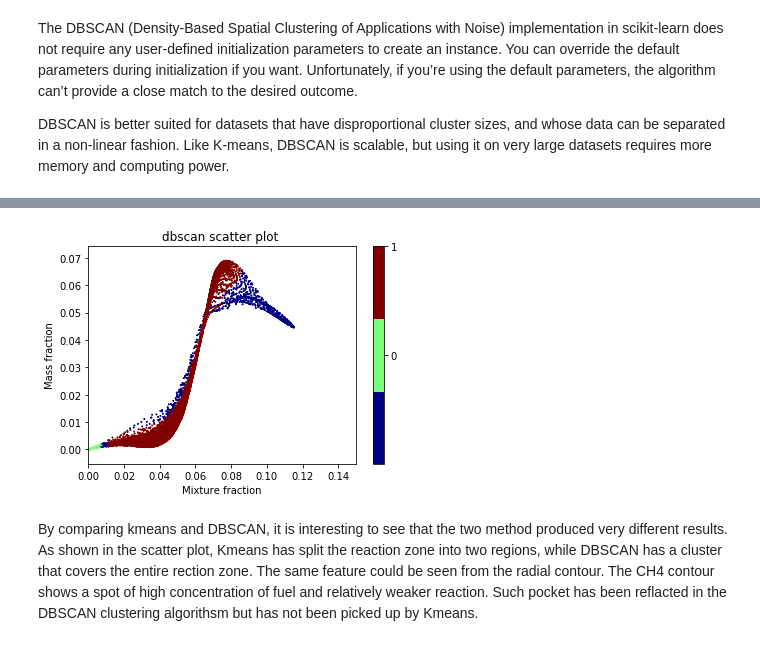
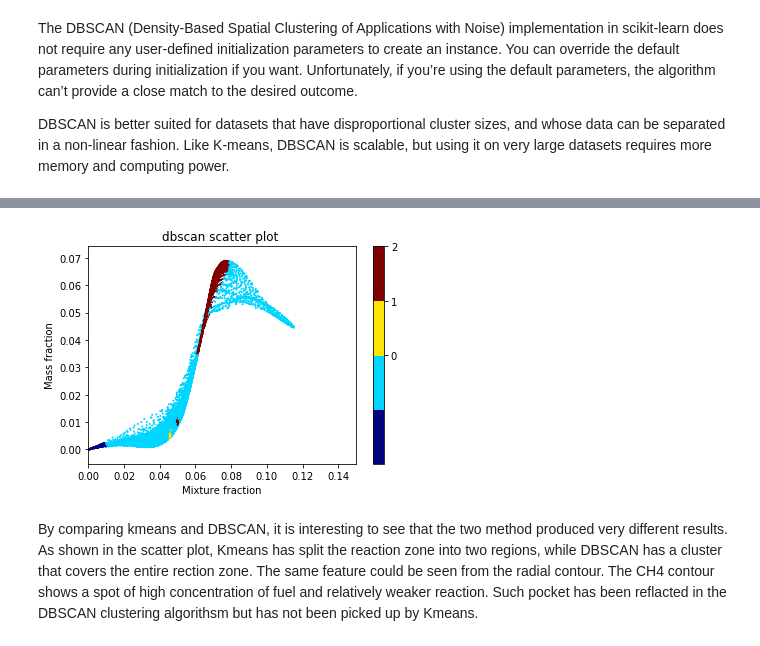
Before and after one commit to mhansinger/Clustering_combustion, a Jupyter notebook: combustionClustering.ipynb, the cells around one changed output, grey strips where cells are left out. Saved outputs shown, nothing was run; the diff lists cells and outputs as text; code cells hidden in the pictures.

```diff
--- a/combustionClustering.ipynb
+++ b/combustionClustering.ipynb
@@ -43,6 +42,10 @@ data_name = 'plane_yz_50.csv'
 df, mesh = read_data(data_name)
 # %%
 dsc=df.copy()
-kmeans = KMeans(n_clusters=5, random_state=42)
-plot_cluster(data_name, mesh, dsc, kmeans,method='kmeans')
+kmeans = KMeans(n_clusters=3, random_state=42)
+df,cmap,cluster = clustering(df,dsc,kmeans)
+plot_contour(data_name, mesh, df['label'], mask=df['f_Bilger'] < 0.01,cmap=cmap)
+# plot_scatter(df, 'T', method='kmeans')
+cluster.head()
+# plot_cluster(data_name, mesh, dsc, kmeans,method='kmeans')
 # %% [output]
@@ -54,4 +57,3 @@ plot_cluster(data_name, mesh, dsc, kmeans,method='kmeans')
 # %%
-df['label']=dsc['label']
 plot_scatter(df, 'CO',method='kmeans')
 # %% [output]
@@ -71,0 +65,5 @@ plot_cluster(data_name,mesh,dsc,dbscan,method='dbscan')
+# %%
+dbscan = DBSCAN(eps=0.002, min_samples=200)
+df,cmap,cluster = clustering(df,dsc,dbscan)
+plot_contour(data_name, mesh, df['label'], mask=df['f_Bilger'] < 0.01,cmap=cmap)
+cluster.head()
@@ -72,7 +76,6 @@ plot_cluster(data_name,mesh,dsc,dbscan,method='dbscan')
 # %%
-df['label']=dsc['label']
 plot_scatter(df, 'CO',method='dbscan')
 # %% [output]
-[figure, old version]
+[figure, new version]
 # %% [markdown]
 By comparing kmeans and DBSCAN, it is interesting to see that the two method produced very different results. As shown in the scatter plot, Kmeans has split the reaction zone into two regions, while DBSCAN has a cluster that covers the entire rection zone. The same feature could be seen from the radial contour. The CH4 contour shows a spot of high concentration of fuel and relatively weaker reaction. Such pocket has been reflacted in the DBSCAN clustering algorithsm but has not been picked up by Kmeans.
```
Also changed, not shown: parts of 24 cells of this notebook, 1 other file.
